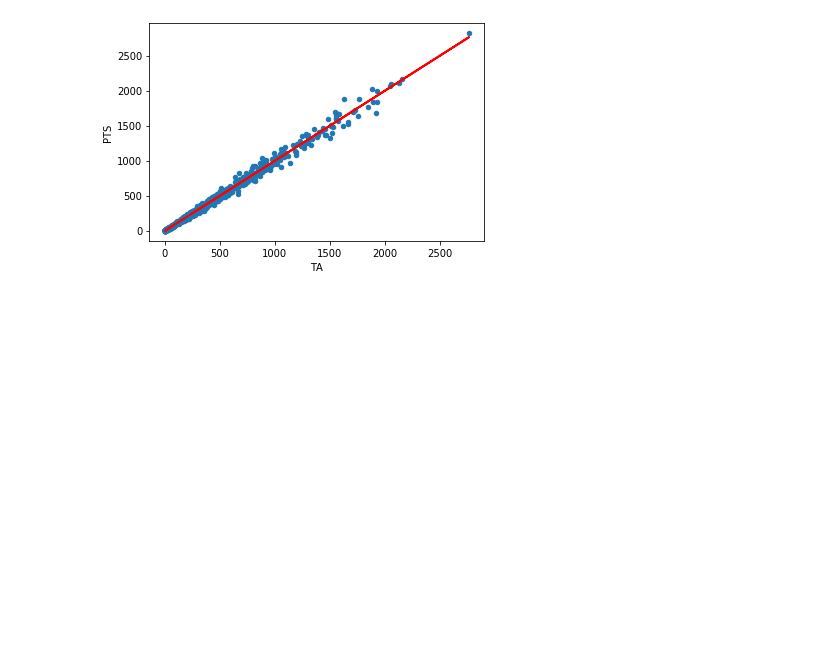
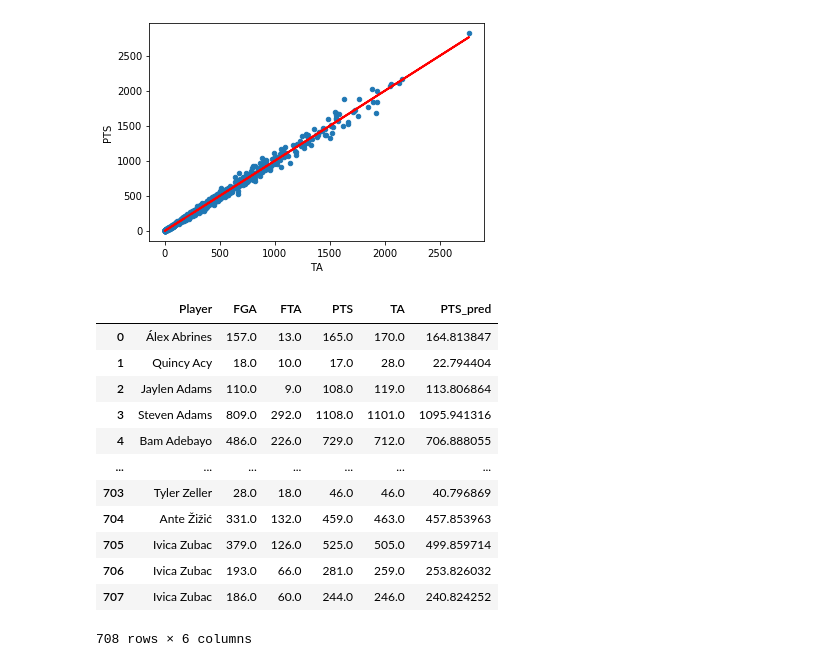
Before and after one commit to mapecode/nba-datawarehouse, a Jupyter notebook: Study.ipynb, the cells around one changed output. Cells and saved outputs as stored; diff of their text form; code cells hidden in the pictures; blank space fills up the shorter version.

```diff
--- a/Study.ipynb
+++ b/Study.ipynb
@@ -164,3 +175,19 @@ plt.plot(pd.DataFrame(players_df["TA"]), players_df['PTS_pred'], c="red", linewi
 # %% [output]
 [<matplotlib.lines.Line2D at 0x...>]
 [figure]
+# %%
+players_df
+# %% [output]
+|  | Player | FGA | FTA | PTS | TA | PTS_pred |
+| 0 | Álex Abrines | 157.0 | 13.0 | 165.0 | 170.0 | 164.813847 |
+| 1 | Quincy Acy | 18.0 | 10.0 | 17.0 | 28.0 | 22.794404 |
+| 2 | Jaylen Adams | 110.0 | 9.0 | 108.0 | 119.0 | 113.806864 |
+| 3 | Steven Adams | 809.0 | 292.0 | 1108.0 | 1101.0 | 1095.941316 |
+| 4 | Bam Adebayo | 486.0 | 226.0 | 729.0 | 712.0 | 706.888055 |
+| ... | ... | ... | ... | ... | ... | ... |
+| 703 | Tyler Zeller | 28.0 | 18.0 | 46.0 | 46.0 | 40.796869 |
+| 704 | Ante Žižić | 331.0 | 132.0 | 459.0 | 463.0 | 457.853963 |
+| 705 | Ivica Zubac | 379.0 | 126.0 | 525.0 | 505.0 | 499.859714 |
+| 706 | Ivica Zubac | 193.0 | 66.0 | 281.0 | 259.0 | 253.826032 |
+| 707 | Ivica Zubac | 186.0 | 60.0 | 244.0 | 246.0 | 240.824252 |
+708 rows × 6 columns
```
Also changed, not shown: parts of 4 cells of this notebook, 22 other files.
